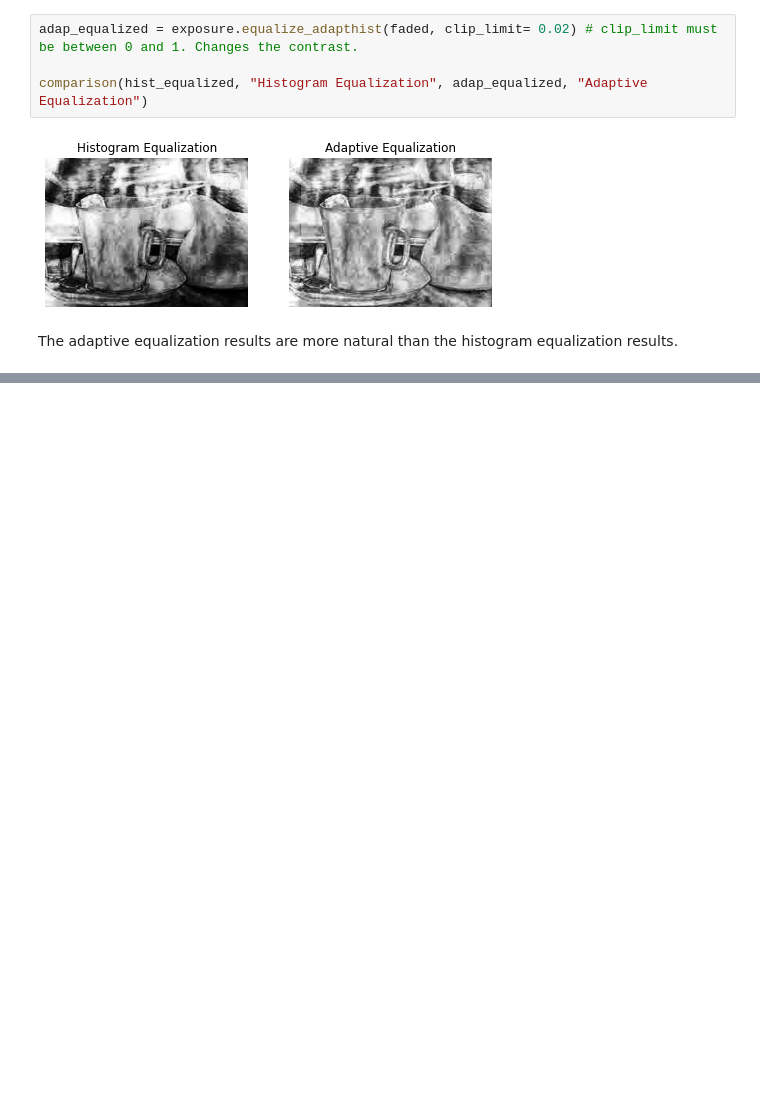
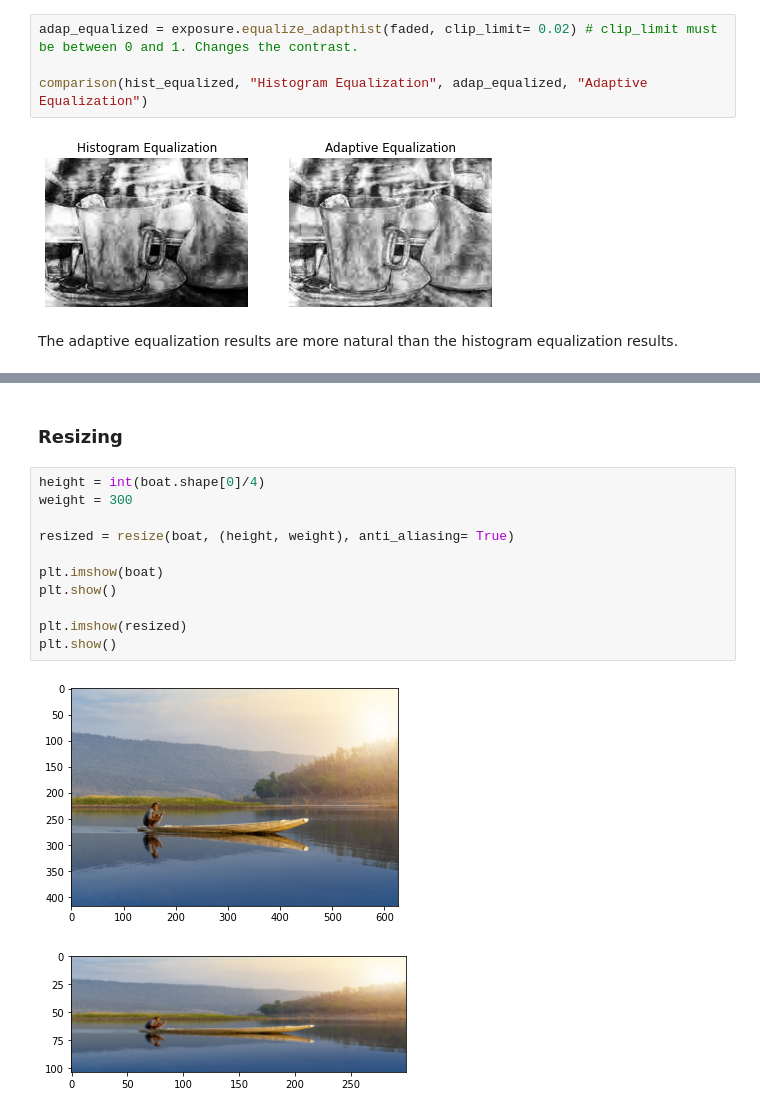
Before and after one commit to Gizem-kaya/Image-Processing-with-Python, a Jupyter notebook: Filter_Contrast_Transformation_Morphology.ipynb, the cells around one changed output, grey strips where cells are left out. Cells and saved outputs as stored; diff of their text form; blank space fills up the shorter version.

```diff
--- a/Filter_Contrast_Transformation_Morphology.ipynb
+++ b/Filter_Contrast_Transformation_Morphology.ipynb
@@ -63,0 +94,16 @@ The adaptive equalization results are more natural than the histogram equalizati
+# %% [markdown]
+### **Resizing**
+# %%
+height = int(boat.shape[0]/4)
+weight = 300
+
+resized = resize(boat, (height, weight), anti_aliasing= True)
+
+plt.imshow(boat)
+plt.show()
+
+plt.imshow(resized)
+plt.show()
+# %% [output]
+[figure, added]
+[figure, added]
```
Also changed, not shown: parts of 6 cells of this notebook.
